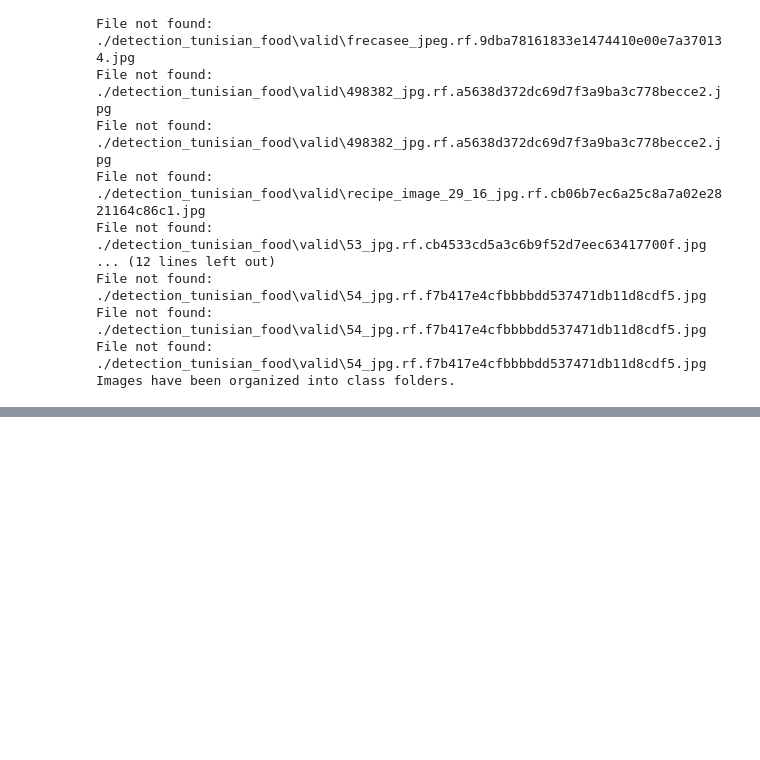
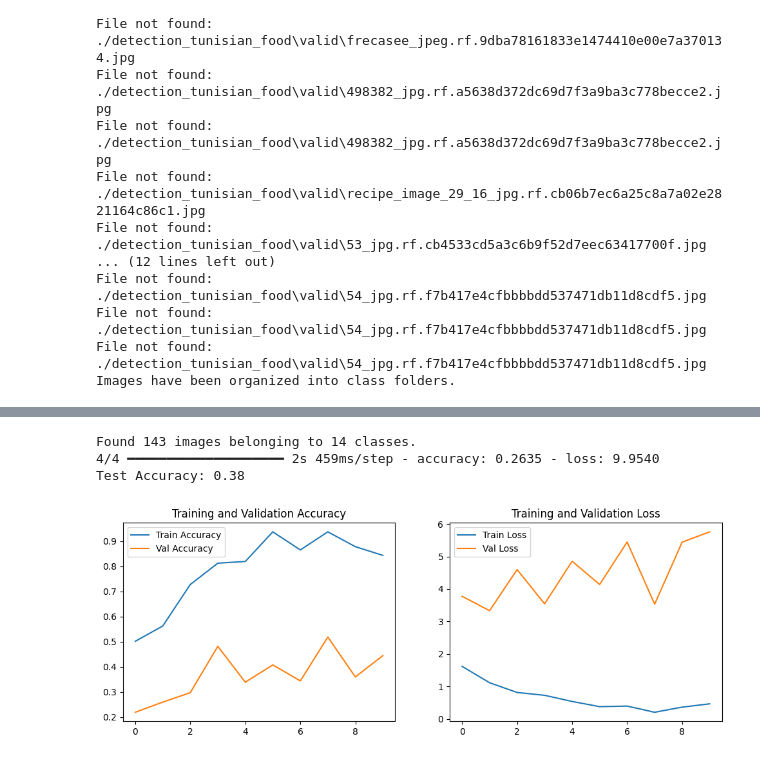
Before and after one commit to ZribiMaram/testD, a Jupyter notebook: index.ipynb, the cells around one changed output, grey strips where cells are left out. Saved outputs shown, nothing was run; the diff lists cells and outputs as text; code cells hidden in the pictures; blank space fills up the shorter version.

```diff
--- a/index.ipynb
+++ b/index.ipynb
@@ -210,0 +172,17 @@ model.save('tunisian_food_mobilenetv2.h5')
+# %%
+# Compile the model
+model.compile(optimizer=Adam(learning_rate=0.001),
+              loss='categorical_crossentropy',
+              metrics=['accuracy'])
+
+# Train the model
+history = model.fit(
+    train_generator,
+    validation_data=valid_generator,
+    epochs=10,
+    steps_per_epoch=train_generator.samples // BATCH_SIZE,
+    validation_steps=valid_generator.samples // BATCH_SIZE
+)
+
+# Save the initial model
+model.save('mobilenetv2_tunisian_food.h5')
@@ -211,14 +256,40 @@ model.save('tunisian_food_mobilenetv2.h5')
+# %%
+# Load test data
+data_gen = ImageDataGenerator(
+    rescale=1.0 / 255,
+    rotation_range=40,  # More rotation
+    width_shift_range=0.3,  # Larger shift range
+    height_shift_range=0.3,
+    shear_range=0.3,
+    zoom_range=0.3,  # Stronger zoom
+    horizontal_flip=True,
+    vertical_flip=True,  # Add vertical flip
+    fill_mode='nearest'
+)
+
+
+# Evaluate
+test_loss, test_acc = model.evaluate(test_generator, steps=test_generator.samples // BATCH_SIZE)
+print(f'Test Accuracy: {test_acc:.2f}')
+# %% [output]
+Found 143 images belonging to 14 classes.
+4/4 ━━━━━━━━━━━━━━━━━━━━ 2s 459ms/step - accuracy: 0.2635 - loss: 9.9540
+Test Accuracy: 0.38
 # %%
-# Courbes de précision
+# Plot training history
+plt.figure(figsize=(12, 4))
+plt.subplot(1, 2, 1)
 plt.plot(history.history['accuracy'], label='Train Accuracy')
-plt.plot(history.history['val_accuracy'], label='Validation Accuracy')
+plt.plot(history.history['val_accuracy'], label='Val Accuracy')
 plt.legend()
 plt.title('Training and Validation Accuracy')
-plt.show()
 
-# Courbes de perte
+plt.subplot(1, 2, 2)
 plt.plot(history.history['loss'], label='Train Loss')
-plt.plot(history.history['val_loss'], label='Validation Loss')
+plt.plot(history.history['val_loss'], label='Val Loss')
 plt.legend()
 plt.title('Training and Validation Loss')
+
 plt.show()
+# %% [output]
+[figure, added]
```
Also changed, not shown: parts of 9 cells of this notebook, 2 other files.
